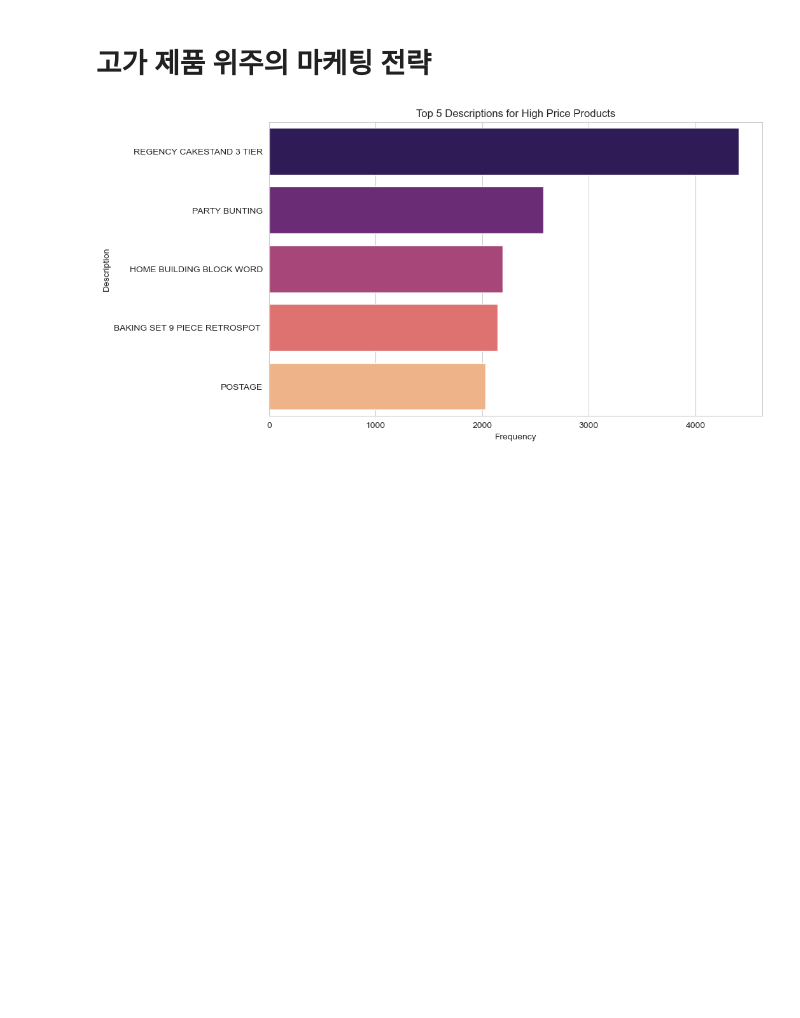
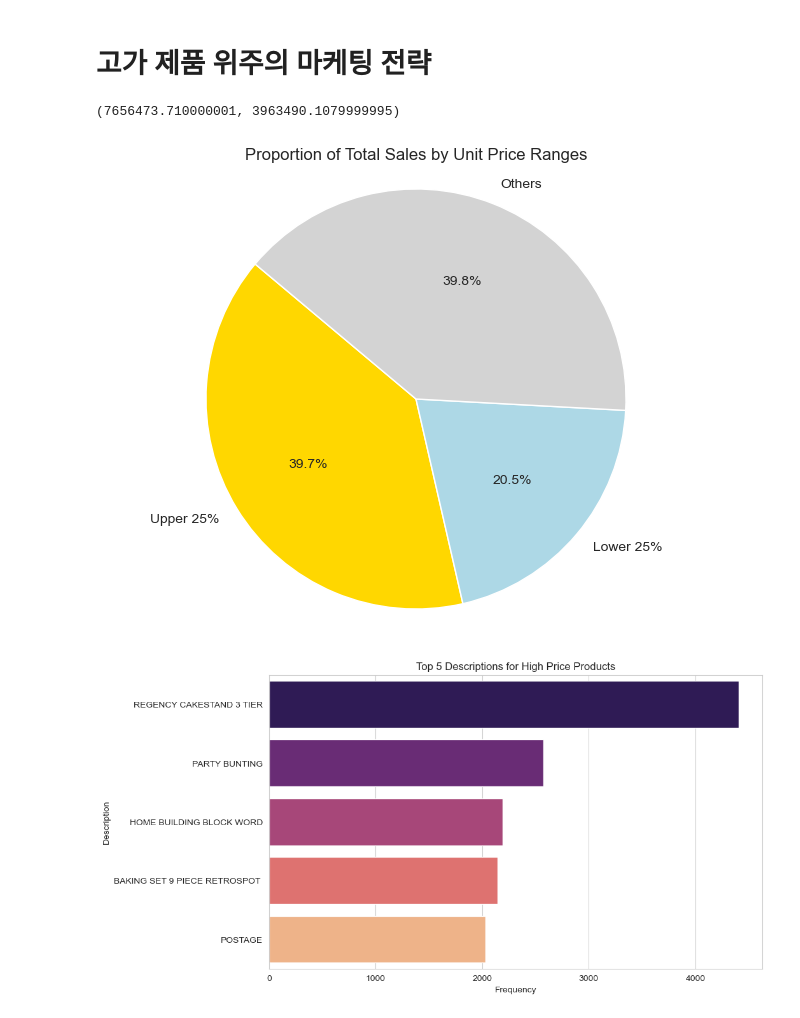
Before and after one commit to Gyuhyeon-Eom/project2, a Jupyter notebook: online_retail_cancel_data.ipynb, the cells around one changed output. Cells and saved outputs as stored; diff of their text form; code cells hidden in the pictures; blank space fills up the shorter version.

```diff
--- a/online_retail_cancel_data.ipynb
+++ b/online_retail_cancel_data.ipynb
@@ -464,6 +464,55 @@ plt.show()
 [figure]
 # %% [markdown]
 # 고가 제품 위주의 마케팅 전략
+# %%
+# 전처리 작업 (다시 TotalPrice 계산)
+valid_sales_data['TotalPrice'] = valid_sales_data['Quantity'] * valid_sales_data['Price']
+
+# Unit price의 상위 25%와 하위 25%를 위한 임계값 계산
+upper_threshold = valid_sales_data['Price'].quantile(0.75)
+lower_threshold = valid_sales_data['Price'].quantile(0.25)
+
+# 상위 25% 제품의 totalprice 합 계산
+upper_25_totalprice_sum = valid_sales_data[valid_sales_data['Price'] > upper_threshold]['TotalPrice'].sum()
+
+# 하위 25% 제품의 totalprice 합 계산
+lower_25_totalprice_sum = valid_sales_data[valid_sales_data['Price'] <= lower_threshold]['TotalPrice'].sum()
+
+upper_25_totalprice_sum, lower_25_totalprice_sum
+# %% [output]
+(7656473.710000001, 3963490.1079999995)
+# %%
+# 전체 매출액 합계 구하기 (전처리 포함)
+df['TotalPrice'] = df['Quantity'] * df['Price']
+total_price_sum = df['TotalPrice'].sum()
+
+# 상위 25%, 하위 25% 제품의 매출 비율 계산
+upper_25_ratio = upper_25_totalprice_sum / total_price_sum * 100
+lower_25_ratio = lower_25_totalprice_sum / total_price_sum * 100
+other_ratio = 100 - (upper_25_ratio + lower_25_ratio)
+
+# 시각화 데이터 준비
+price_distribution = {
+    'Category': ['Upper 25%', 'Lower 25%', 'Others'],
+    'Percentage': [upper_25_ratio, lower_25_ratio, other_ratio]
+}
+
+# 데이터프레임 생성
+price_distribution_df = pd.DataFrame(price_distribution)
+
+# 시각화 준비
+plt.figure(figsize=(8, 6))
+colors = ['gold', 'lightblue', 'lightgray']
+
+# 파이 차트 시각화
+plt.pie(price_distribution_df['Percentage'], labels=price_distribution_df['Category'], autopct='%1.1f%%', colors=colors, startangle=140)
+plt.title('Proportion of Total Sales by Unit Price Ranges')
+
+# 그래프 출력
+plt.axis('equal')  # 파이 차트를 원형으로 표시
+plt.show()
+# %% [output]
+[figure, added]
 # %%
 price_threshold = df['Price'].quantile(0.75)
 high_price_invoices = df[df['Price'] > price_threshold]
```
Also changed, not shown: parts of 2 cells of this notebook.
